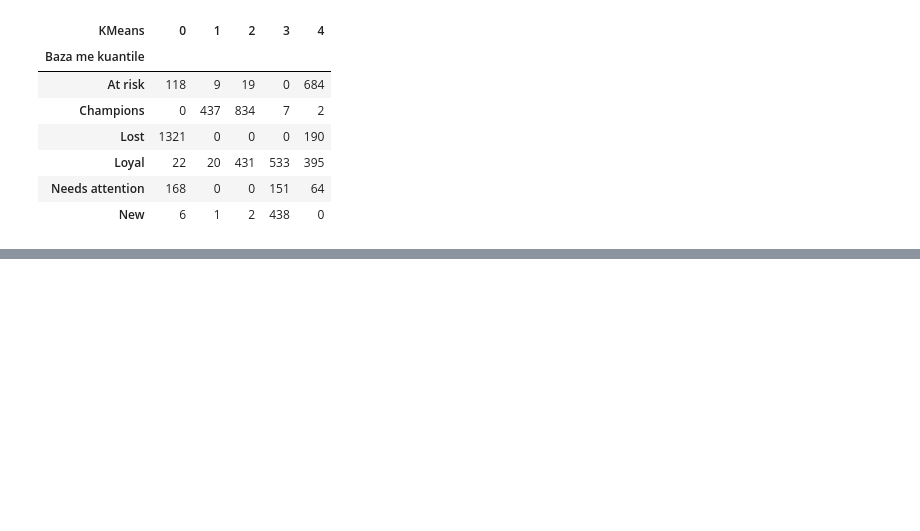
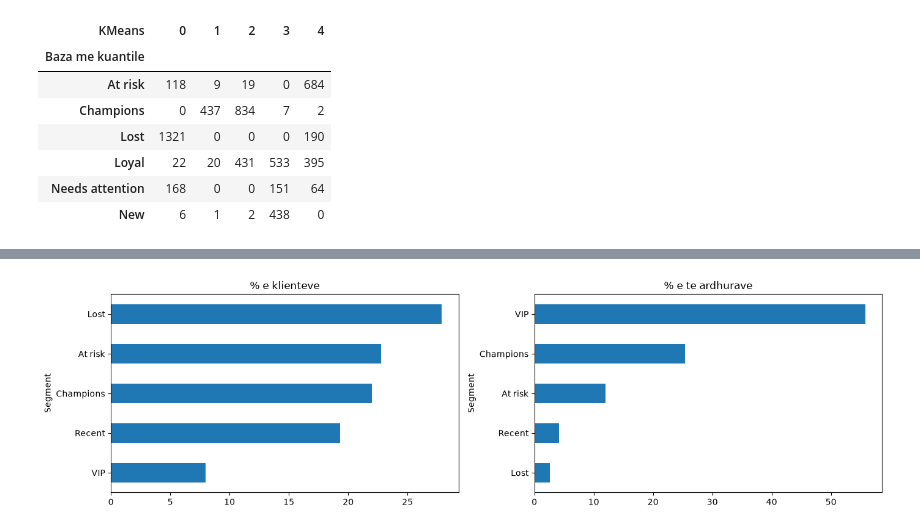
Before and after one commit to Dua-Gashi/online-retail-customer-analytics, a Jupyter notebook: notebooks/02_segmentation.ipynb, the cells around one changed output, grey strips where cells are left out. Saved outputs shown, nothing was run; the diff lists cells and outputs as text; code cells hidden in the pictures; blank space fills up the shorter version.

```diff
--- a/notebooks/02_segmentation.ipynb
+++ b/notebooks/02_segmentation.ipynb
@@ -269,0 +345,4 @@ pd.crosstab(seg["Segment"], km_labels, rownames=["Baza me kuantile"], colnames=[
+# %%
+final = final_segmentation(rfm)
+final_profile = profile_cluster(rfm, final["Segment"]).sort_values("Te_ardhurat", ascending=False)
+final_profile
@@ -269,0 +357,8 @@ pd.crosstab(seg["Segment"], km_labels, rownames=["Baza me kuantile"], colnames=[
+# %%
+fig, axes = plt.subplots(1, 2, figsize=(14, 4))
+final_profile["Pjesa_e_klienteve_%"].sort_values().plot.barh(ax=axes[0], title="% e klienteve")
+final_profile["Pjesa_e_te_ardhurave_%"].sort_values().plot.barh(ax=axes[1], title="% e te ardhurave")
+plt.tight_layout()
+plt.show()
+# %% [output]
+[figure, added]
```
Also changed, not shown: parts of 6 cells of this notebook, 1 other file.
